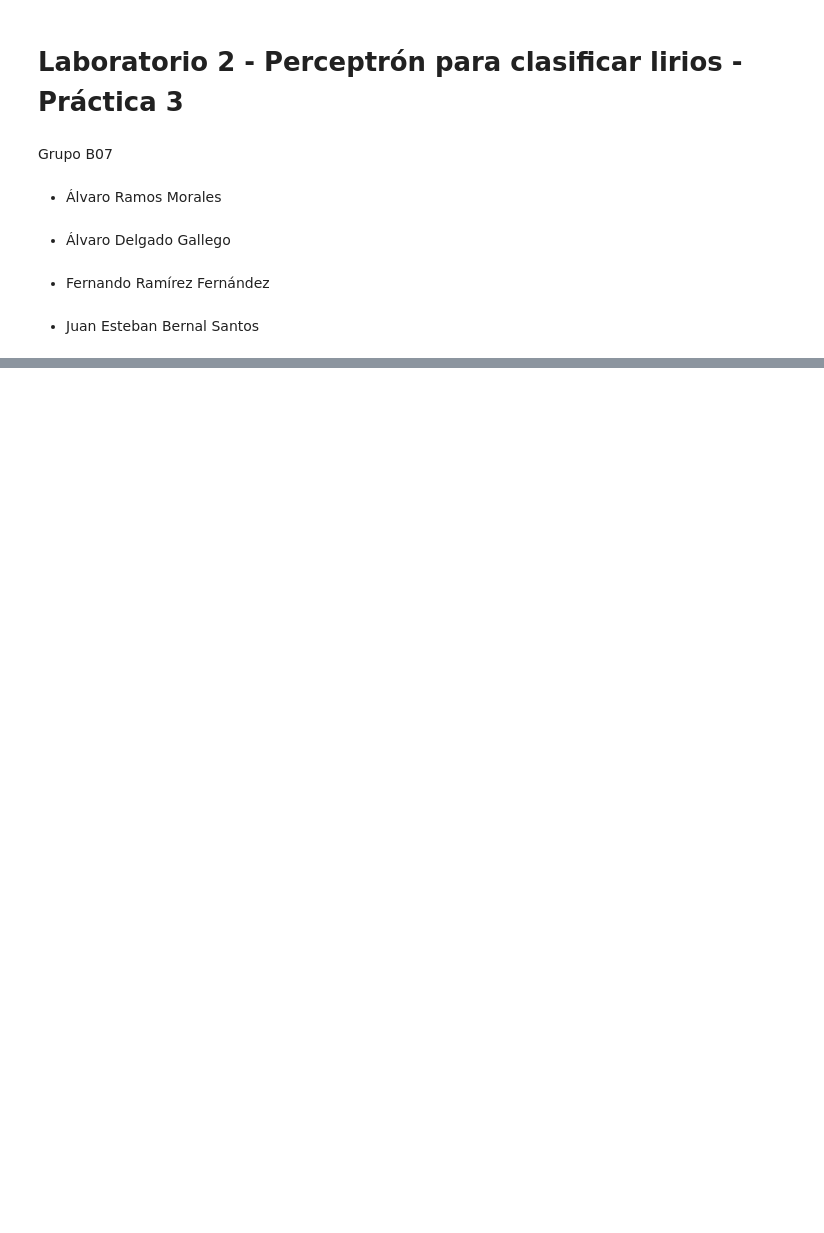
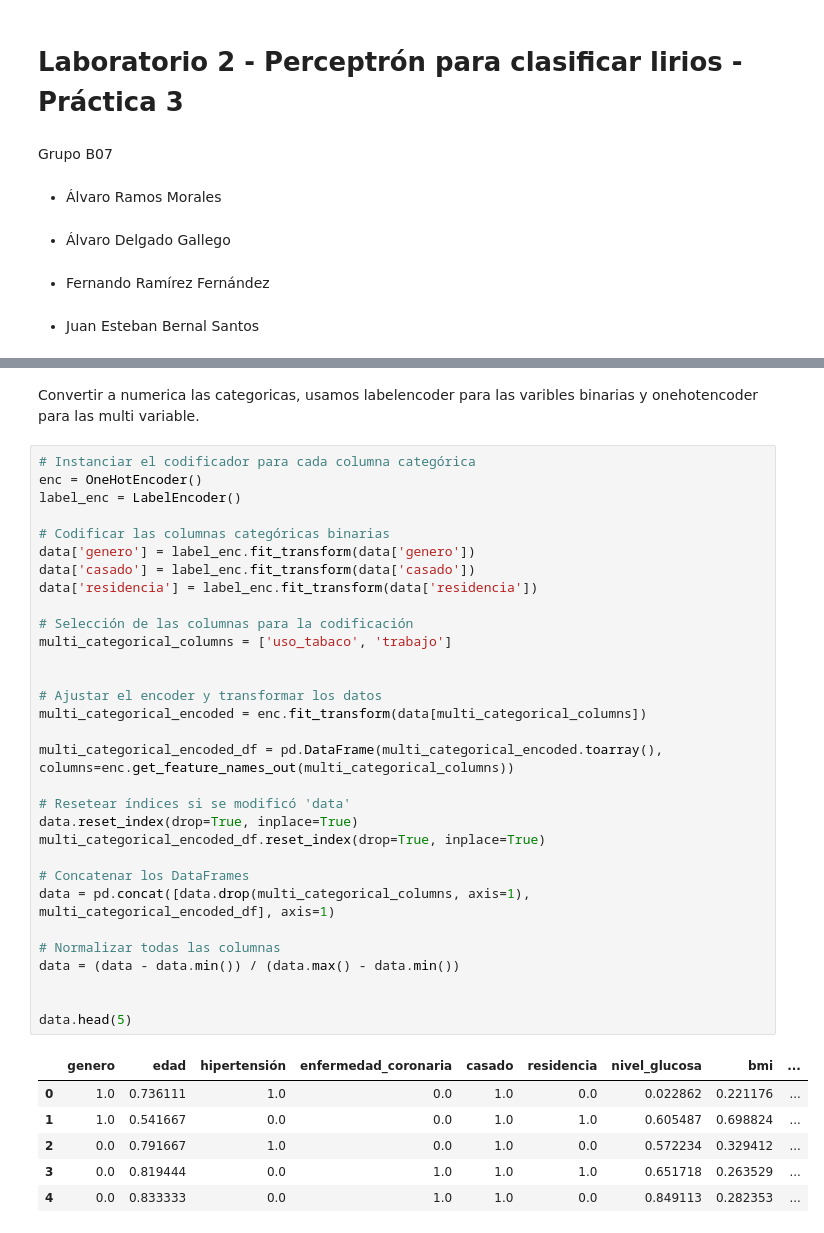
Before and after one commit to jbernal1330/IA2Lab02, a Jupyter notebook: L2P3-MLP_Infarto.ipynb, the cells around one changed output, grey strips where cells are left out. Drawn from its saved outputs; the diff is of its cells as text; blank space fills up the shorter version.

```diff
--- a/L2P3-MLP_Infarto.ipynb
+++ b/L2P3-MLP_Infarto.ipynb
@@ -16,0 +78,40 @@ Created in <span style='font-weight:600;margin-left:4px;'>Deepnote</span></a>
+# %% [markdown]
+Convertir a numerica las categoricas, usamos labelencoder para las varibles binarias y onehotencoder para las multi variable.
+# %%
+# Instanciar el codificador para cada columna categórica
+enc = OneHotEncoder()
+label_enc = LabelEncoder()
+
+# Codificar las columnas categóricas binarias
+data['genero'] = label_enc.fit_transform(data['genero'])
+data['casado'] = label_enc.fit_transform(data['casado'])
+data['residencia'] = label_enc.fit_transform(data['residencia'])
+
+# Selección de las columnas para la codificación
+multi_categorical_columns = ['uso_tabaco', 'trabajo']
+
+
+# Ajustar el encoder y transformar los datos
+multi_categorical_encoded = enc.fit_transform(data[multi_categorical_columns])
+
+multi_categorical_encoded_df = pd.DataFrame(multi_categorical_encoded.toarray(), columns=enc.get_feature_names_out(multi_categorical_columns))
+
+# Resetear índices si se modificó 'data'
+data.reset_index(drop=True, inplace=True)
+multi_categorical_encoded_df.reset_index(drop=True, inplace=True)
+
+# Concatenar los DataFrames
+data = pd.concat([data.drop(multi_categorical_columns, axis=1), multi_categorical_encoded_df], axis=1)
+
+# Normalizar todas las columnas
+data = (data - data.min()) / (data.max() - data.min())
+
+
+data.head(5)
+# %% [output]
+|  | genero | edad | hipertensión | enfermedad_coronaria | casado | residencia | nivel_glucosa | bmi | ... |
+| 0 | 1.0 | 0.736111 | 1.0 | 0.0 | 1.0 | 0.0 | 0.022862 | 0.221176 | ... |
+| 1 | 1.0 | 0.541667 | 0.0 | 0.0 | 1.0 | 1.0 | 0.605487 | 0.698824 | ... |
+| 2 | 0.0 | 0.791667 | 1.0 | 0.0 | 1.0 | 0.0 | 0.572234 | 0.329412 | ... |
+| 3 | 0.0 | 0.819444 | 0.0 | 1.0 | 1.0 | 1.0 | 0.651718 | 0.263529 | ... |
+| 4 | 0.0 | 0.833333 | 0.0 | 1.0 | 1.0 | 0.0 | 0.849113 | 0.282353 | ... |
```
Also changed, not shown: parts of 13 cells of this notebook, 1 other file.
